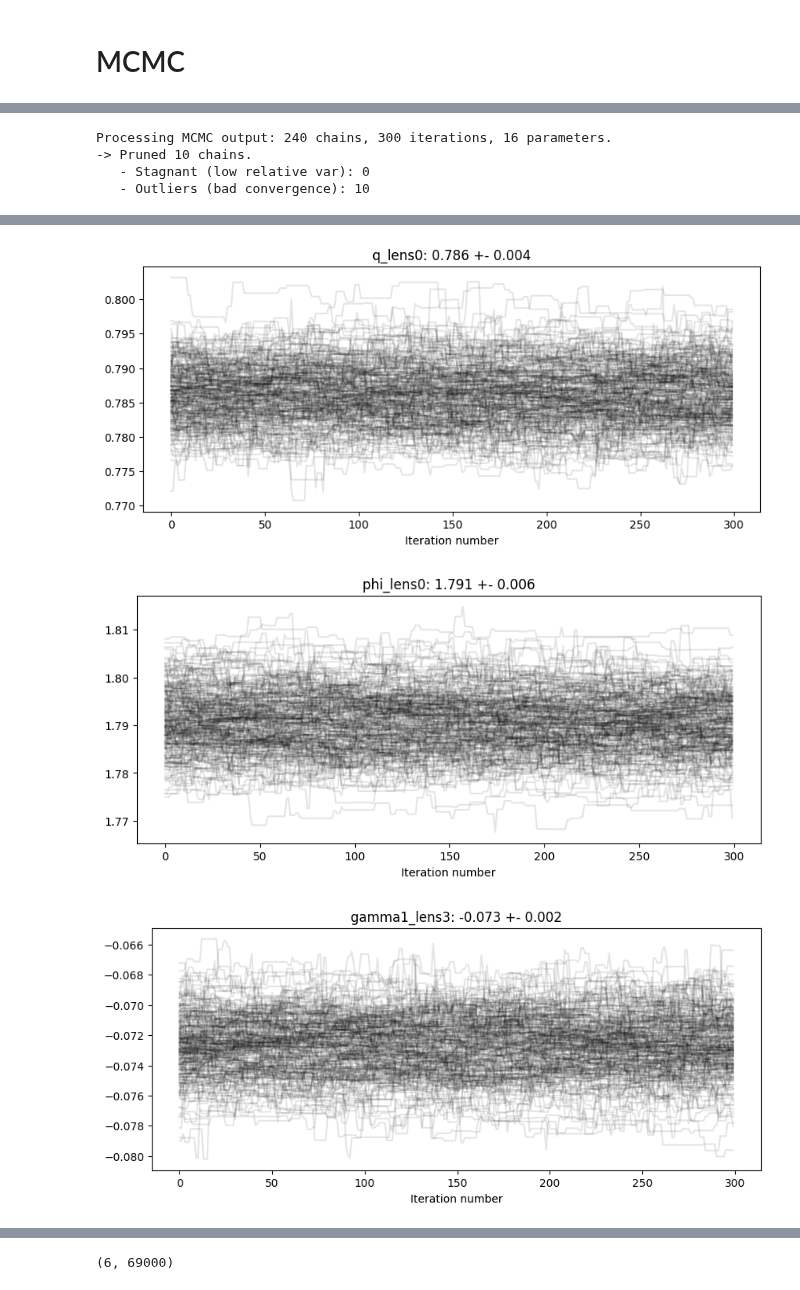
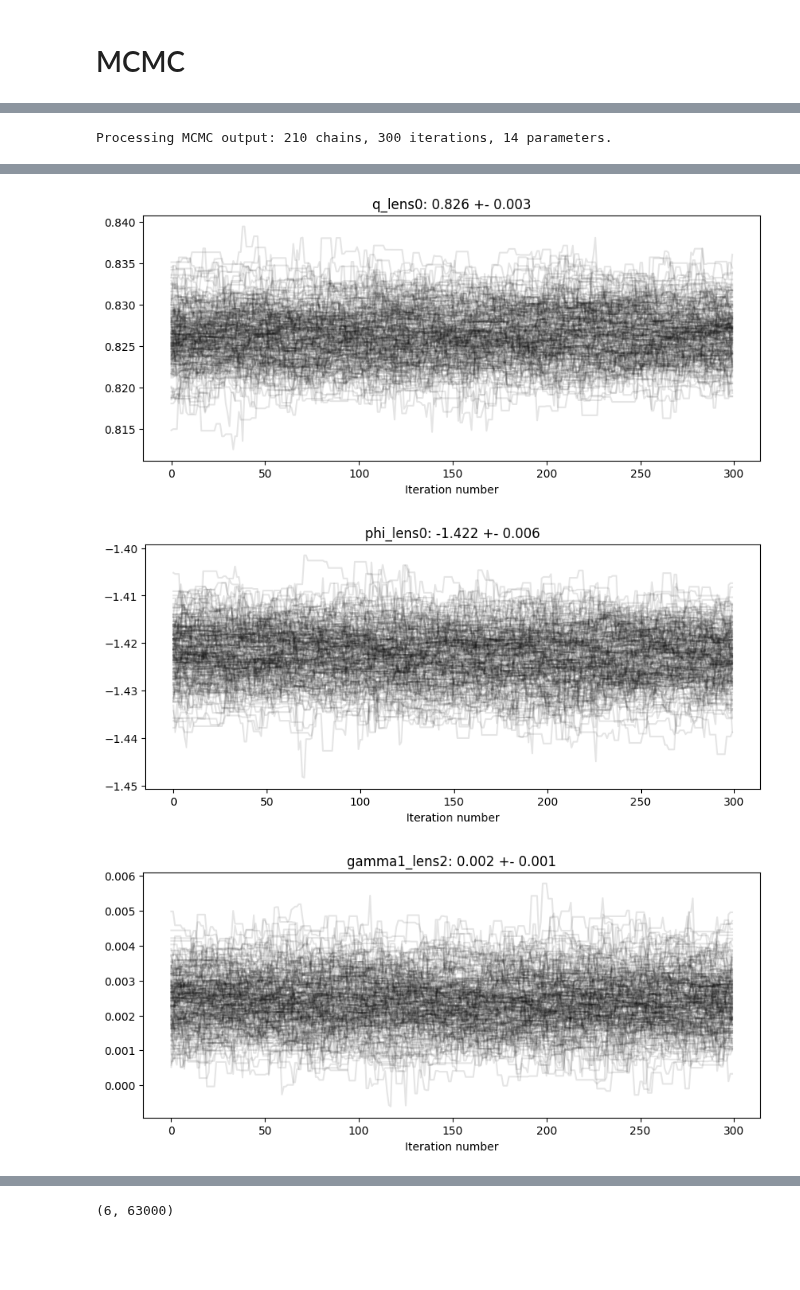
Before and after one commit to williyamshoe/iful, a Jupyter notebook: examples/s4c_flat_modeling_pl.ipynb, the cells around one changed output, grey strips where cells are left out. Drawn from its saved outputs; the diff is of its cells as text; code cells hidden in the pictures; blank space fills up the shorter version.

```diff
--- a/examples/s4c_flat_modeling_pl.ipynb
+++ b/examples/s4c_flat_modeling_pl.ipynb
@@ -26,7 +26,7 @@ if Path("s4_models/flatmodel4.pickle").exists():
         flatmodel4 = pickle.load(handle)
 else:
     flatmodel4 = FlatModel(
-        imset4, ["EPL_Q_PHI", "SIS", "SIS", "SHEAR"], ["SERSIC_ELLIPSE"]
+        imset4, ["EPL_Q_PHI", "SIS", "SHEAR"], ["SERSIC_ELLIPSE"]
     )
 # %%
 from astropy.cosmology import FlatLambdaCDM
@@ -361,7 +298,7 @@ gaussian_prior_list = (
 kwargs_likelihood = {
     "image_likelihood_mask_list": np.array([imset4.mask]),
     "check_positive_flux": True,
-    "prior_lens": gaussian_prior_list,
+    # "prior_lens": gaussian_prior_list,
 }
 kwargs_model = {
     "lens_model_list": lens_model_list,
@@ -385,17 +322,7 @@ fitting_seq = FittingSequence(
     kwargs_params,
 )
 
-fitting_kwargs_list = [
-    [
-        "PSO",
-        {
-            "sigma_scale": 1,
-            "n_particles": 3000,
-            "n_iterations": 3000,
-            "threadCount": threadCount,
-        },
-    ],
-]
+fitting_kwargs_list = [["PSO",{"sigma_scale": 1,"n_particles": 3000,"n_iterations": 3000,"threadCount": threadCount,}]]
 
 if flatmodel4.init_pso_fit is None:
     chain_list = fitting_seq.fit_sequence(fitting_kwargs_list)
@@ -710,8 +631,8 @@ want = [
     "gamma_lens0",
     "q_lens0",
     "phi_lens0",
-    "gamma1_lens3",
-    "gamma2_lens3",
+    "gamma1_lens2",
+    "gamma2_lens2",
 ]
 indices = [np.where(np.array(param_mcmc) == n)[0][0] for n in want]
 
@@ -742,7 +663,4 @@ for i in indices:
 all_vals = np.array(all_vals)
 all_vals.shape
 # %% [output]
-Processing MCMC output: 240 chains, 300 iterations, 16 parameters.
--> Pruned 10 chains.
-   - Stagnant (low relative var): 0
-   - Outliers (bad convergence): 10
+Processing MCMC output: 210 chains, 300 iterations, 14 parameters.
@@ -751,3 +669,3 @@ Processing MCMC output: 240 chains, 300 iterations, 16 parameters.
-[figure, old version]
+[figure, new version]
-[figure, old version]
+[figure, new version]
-[figure, old version]
+[figure, new version]
@@ -755,4 +673,4 @@ Processing MCMC output: 240 chains, 300 iterations, 16 parameters.
-(6, 69000)
+(6, 63000)
 # %%
 modelPlot = ModelPlot(
     fitting_seq.multi_band_list,
```
Also changed, not shown: parts of 9 cells of this notebook, 3 other files.
